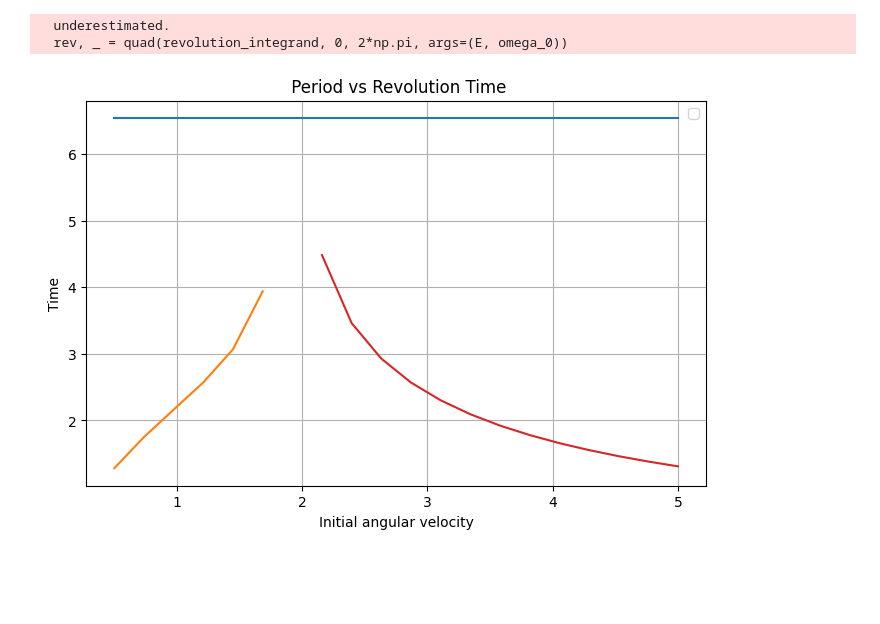
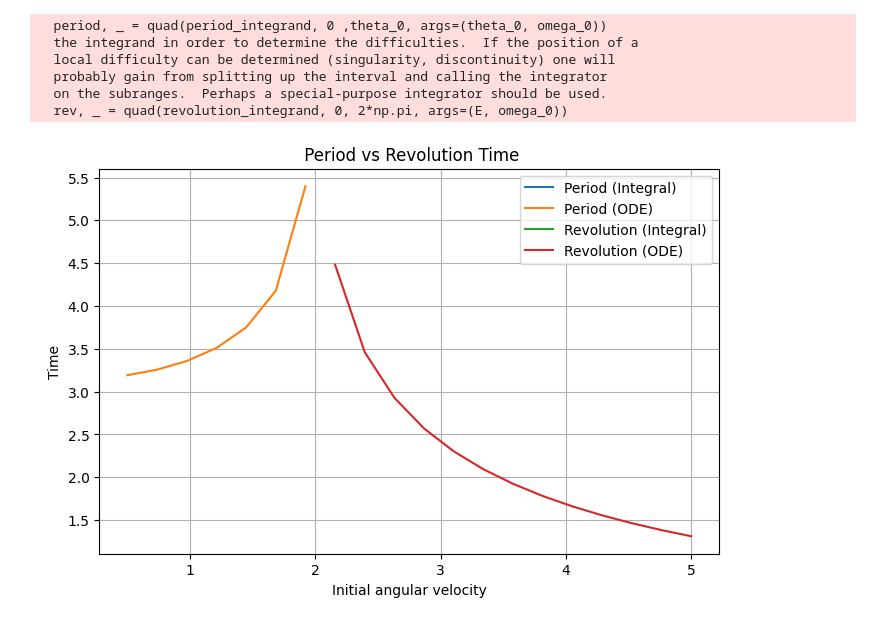
Before and after one commit to IntroComputationalPhysics-UNT/period-and-revolution-time-rigid-pendulum-EarthPurse, a Jupyter notebook: solve_ivp_events_and_quad.ipynb, the cells around one changed output. Cells and saved outputs as stored; diff of their text form; code cells hidden in the pictures; blank space fills up the shorter version.

```diff
--- a/solve_ivp_events_and_quad.ipynb
+++ b/solve_ivp_events_and_quad.ipynb
@@ -85,37 +148,41 @@ def compute_revolution_ode(theta_0, ang_vel_0, omega_0=1):
                   args=(omega_0,), events=event_revolution, max_step=0.01)
   if sol.t_events[0].size > 0:
     return sol.t_events[0][0]
   else:
     return None
 
 #velocities
 omega_0 = 1
 ang_vel_list = np.linspace(0.5, 5, 20)
 T_int_list = []
 T_rev_int_list = []
 T_ode_list = []
 T_rev_ode_list = []
 
 for ang_vel in ang_vel_list:
-    theta_0 = np.pi/4
+    theta_0 = 0
     T_int = compute_period_integral(theta_0, omega_0)
     T_rev_int = compute_revolution_integral(theta_0, omega_0)
     T_ode = compute_period_ode(theta_0, ang_vel, omega_0)
     T_rev_ode = compute_revolution_ode(theta_0, ang_vel, omega_0)
     T_int_list.append(T_int)
     T_rev_int_list.append(T_rev_int)
     T_ode_list.append(T_ode)
     T_rev_ode_list.append(T_rev_ode)
 
 # Plot
 plt.figure(figsize=(8,5))
-basic_plot(ang_vel_list, T_int_list, xlabel='Initial angular velocity', ylabel='Time')
-basic_plot(ang_vel_list, T_ode_list, xlabel='Initial angular velocity', ylabel='Time')
-basic_plot(ang_vel_list, T_rev_int_list, xlabel='Initial angular velocity', ylabel='Time')
-basic_plot(ang_vel_list, T_rev_ode_list, xlabel='Initial angular velocity', ylabel='Time')
+basic_plot(ang_vel_list, T_int_list, xlabel='Initial angular velocity', ylabel='Time', label='Period (Integral)')
+basic_plot(ang_vel_list, T_ode_list, xlabel='Initial angular velocity', ylabel='Time', label='Period (ODE)')
+basic_plot(ang_vel_list, T_rev_int_list, xlabel='Initial angular velocity', ylabel='Time', label='Revolution (Integral)')
+basic_plot(ang_vel_list, T_rev_ode_list, xlabel='Initial angular velocity', ylabel='Time', label='Revolution (ODE)')
 plt.title(" Period vs Revolution Time")
 plt.show()
 # %% [output]
-  underestimated.
+  period, _ = quad(period_integrand, 0 ,theta_0, args=(theta_0, omega_0))
+  the integrand in order to determine the difficulties.  If the position of a
+  local difficulty can be determined (singularity, discontinuity) one will
+  probably gain from splitting up the interval and calling the integrator
+  on the subranges.  Perhaps a special-purpose integrator should be used.
   rev, _ = quad(revolution_integrand, 0, 2*np.pi, args=(E, omega_0))
-[figure, old version]
+[figure, new version]
```
Also changed, not shown: parts of 1 cell of this notebook.
